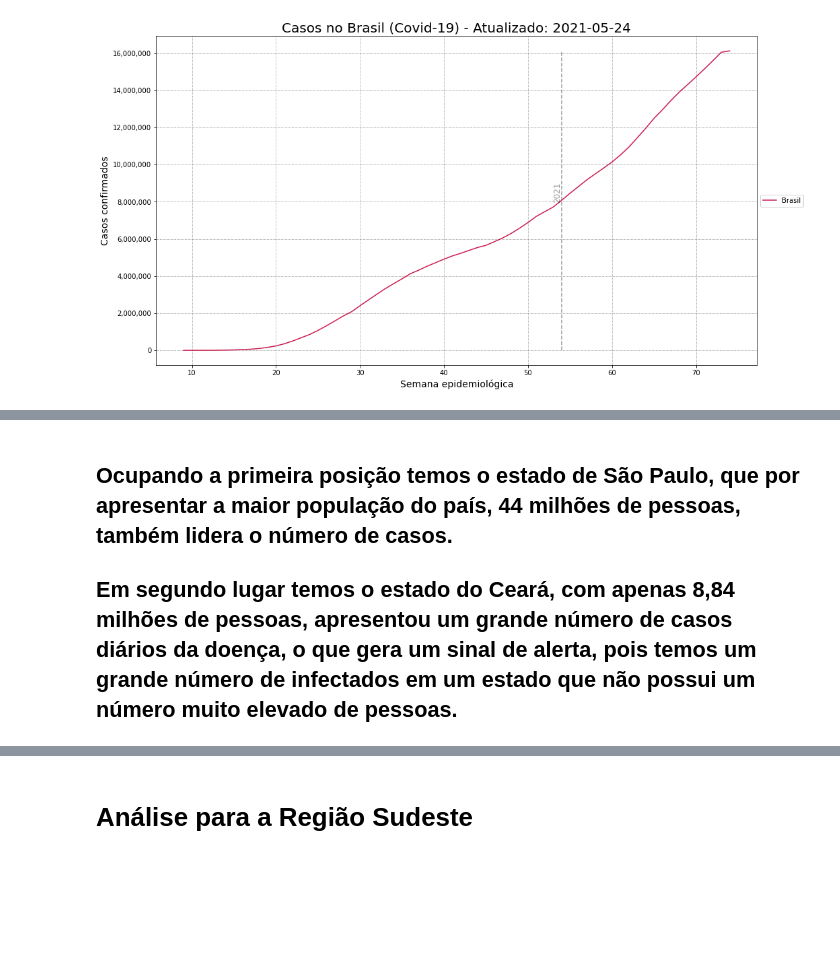
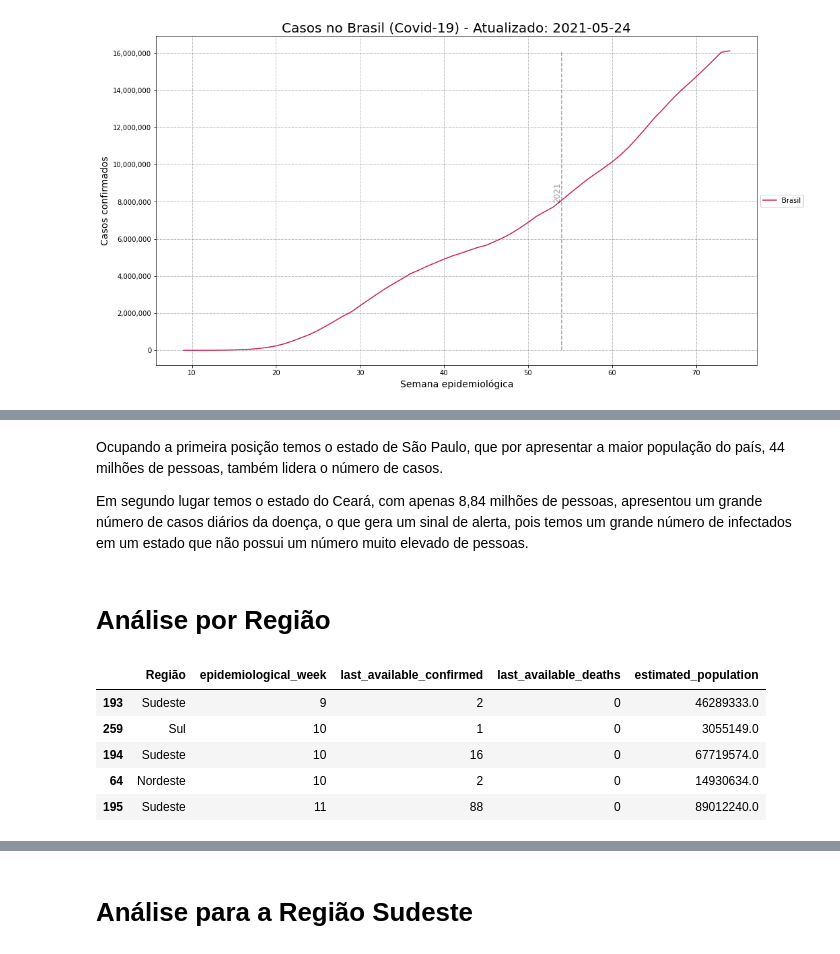
Before and after one commit to antoniodragoc/Bootcamp_Data_Science_Aplicada, a Jupyter notebook: Modulo01/Projeto Modulo 01/desafio_modulo01.ipynb, the cells around one changed output, grey strips where cells are left out. Drawn from its saved outputs; the diff is of its cells as text; code cells hidden in the pictures; blank space fills up the shorter version.

```diff
--- a/Modulo01/Projeto Modulo 01/desafio_modulo01.ipynb
+++ b/Modulo01/Projeto Modulo 01/desafio_modulo01.ipynb
@@ -318,3 +373,16 @@ sns.despine(left=True, bottom=True)
 # %% [markdown]
-## Ocupando a primeira posição temos o estado de São Paulo, que por apresentar a maior população do país, 44 milhões de pessoas, também lidera o número de casos.
-## Em segundo lugar temos o estado do Ceará, com apenas 8,84 milhões de pessoas, apresentou um grande número de casos diários da doença, o que gera um sinal de alerta, pois temos um grande número de infectados em um estado que não possui um número muito elevado de pessoas.
+
+Ocupando a primeira posição temos o estado de São Paulo, que por apresentar a maior população do país, 44 milhões de pessoas, também lidera o número de casos.
+
+Em segundo lugar temos o estado do Ceará, com apenas 8,84 milhões de pessoas, apresentou um grande número de casos diários da doença, o que gera um sinal de alerta, pois temos um grande número de infectados em um estado que não possui um número muito elevado de pessoas.
+# %% [markdown]
+# Análise por Região
+# %%
+df_regiao.head()
+# %% [output]
+|  | Região | epidemiological_week | last_available_confirmed | last_available_deaths | estimated_population |
+| 193 | Sudeste | 9 | 2 | 0 | 46289333.0 |
+| 259 | Sul | 10 | 1 | 0 | 3055149.0 |
+| 194 | Sudeste | 10 | 16 | 0 | 67719574.0 |
+| 64 | Nordeste | 10 | 2 | 0 | 14930634.0 |
+| 195 | Sudeste | 11 | 88 | 0 | 89012240.0 |
```
Also changed, not shown: parts of 29 cells of this notebook.
